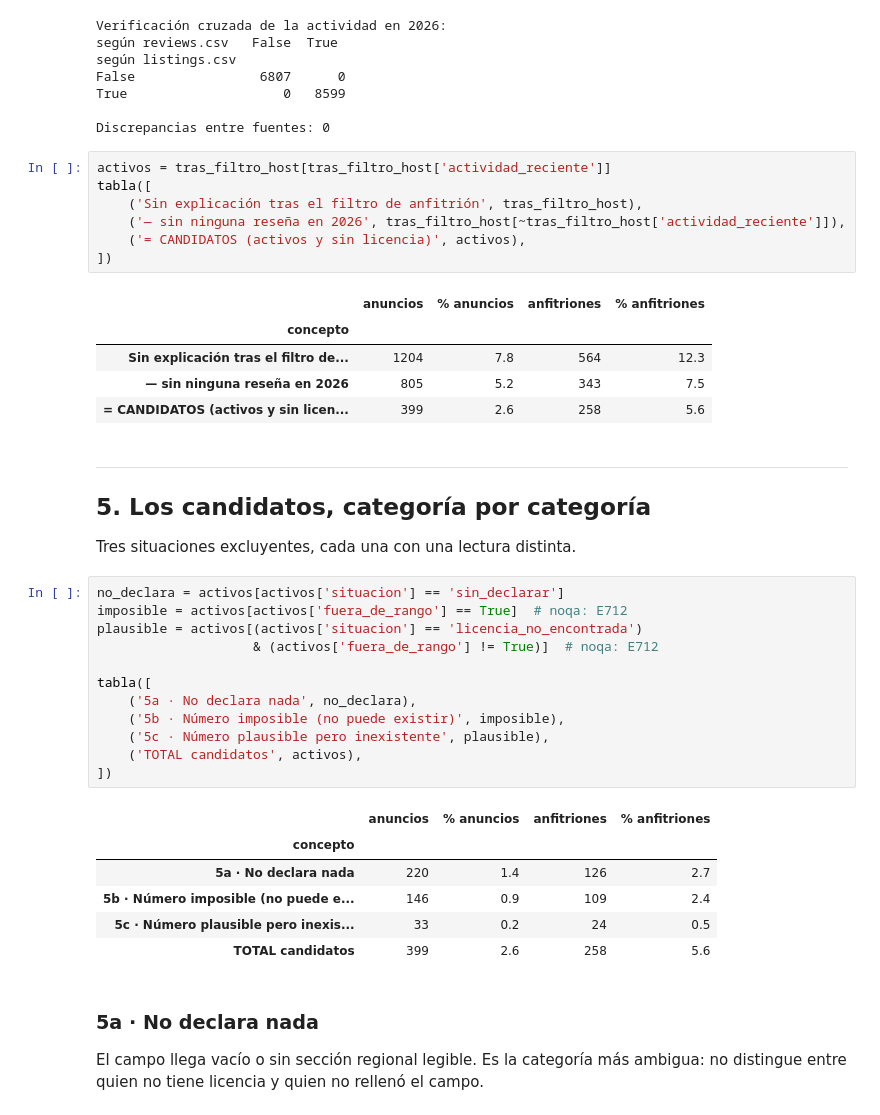
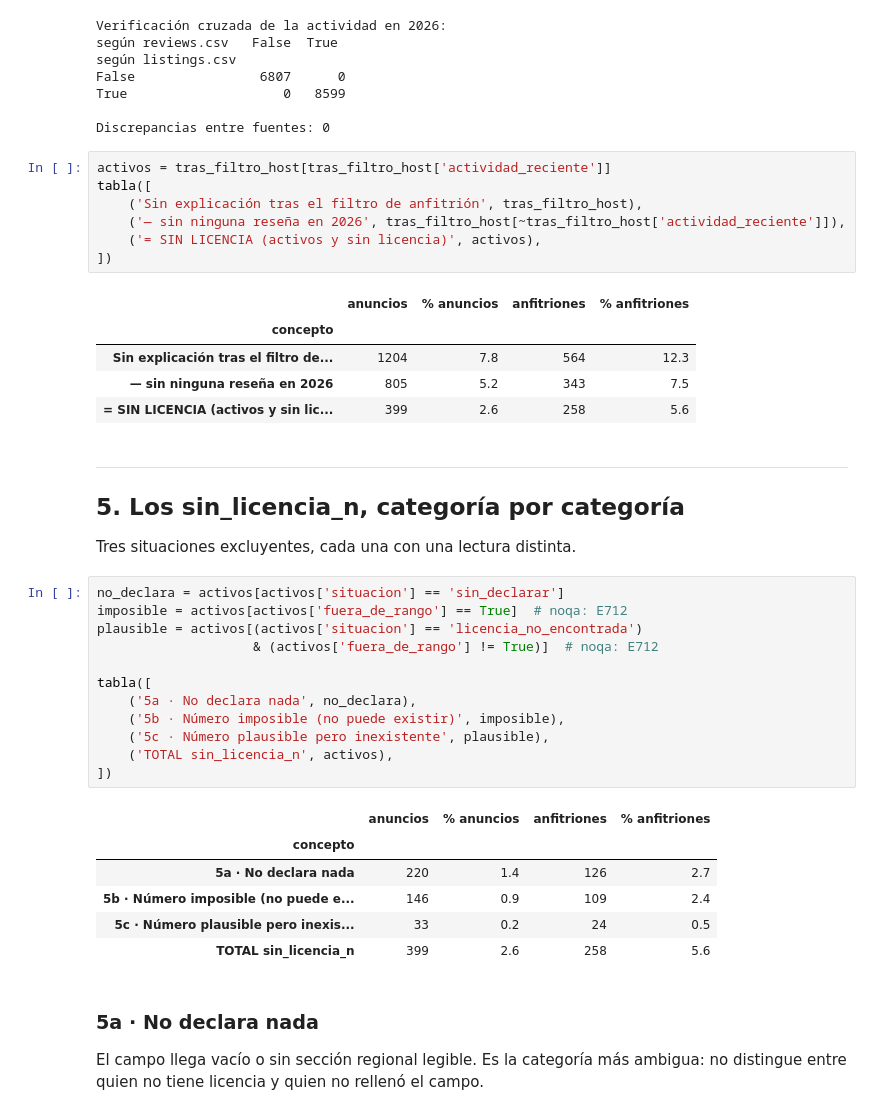
Before and after one commit to Ruthlessallen/Turismo-y-Barcelona, a Jupyter notebook: pipeline/notebooks/03_auditoria_licencias.ipynb, the cells around one changed output. Saved outputs shown, nothing was run; the diff lists cells and outputs as text.

```diff
--- a/pipeline/notebooks/03_auditoria_licencias.ipynb
+++ b/pipeline/notebooks/03_auditoria_licencias.ipynb
@@ -247,19 +247,19 @@ Discrepancias entre fuentes: 0
 # %%
 activos = tras_filtro_host[tras_filtro_host['actividad_reciente']]
 tabla([
     ('Sin explicación tras el filtro de anfitrión', tras_filtro_host),
     ('— sin ninguna reseña en 2026', tras_filtro_host[~tras_filtro_host['actividad_reciente']]),
-    ('= CANDIDATOS (activos y sin licencia)', activos),
+    ('= SIN LICENCIA (activos y sin licencia)', activos),
 ])
 # %% [output]
 |  | anuncios | % anuncios | anfitriones | % anfitriones |
 | concepto |  |  |  |  |
 | Sin explicación tras el filtro de... | 1204 | 7.8 | 564 | 12.3 |
 | — sin ninguna reseña en 2026 | 805 | 5.2 | 343 | 7.5 |
-| = CANDIDATOS (activos y sin licen... | 399 | 2.6 | 258 | 5.6 |
+| = SIN LICENCIA (activos y sin lic... | 399 | 2.6 | 258 | 5.6 |
 # %% [markdown]
 ---
-## 5. Los candidatos, categoría por categoría
+## 5. Los sin_licencia_n, categoría por categoría
 
 Tres situaciones excluyentes, cada una con una lectura distinta.
 # %%
@@ -272,7 +272,7 @@ tabla([
     ('5a · No declara nada', no_declara),
     ('5b · Número imposible (no puede existir)', imposible),
     ('5c · Número plausible pero inexistente', plausible),
-    ('TOTAL candidatos', activos),
+    ('TOTAL sin_licencia_n', activos),
 ])
 # %% [output]
 |  | anuncios | % anuncios | anfitriones | % anfitriones |
@@ -280,7 +280,7 @@ tabla([
 | 5a · No declara nada | 220 | 1.4 | 126 | 2.7 |
 | 5b · Número imposible (no puede e... | 146 | 0.9 | 109 | 2.4 |
 | 5c · Número plausible pero inexis... | 33 | 0.2 | 24 | 0.5 |
-| TOTAL candidatos | 399 | 2.6 | 258 | 5.6 |
+| TOTAL sin_licencia_n | 399 | 2.6 | 258 | 5.6 |
 # %% [markdown]
 ### 5a · No declara nada
 
```
Also changed, not shown: parts of 7 cells of this notebook, 17 other files.
